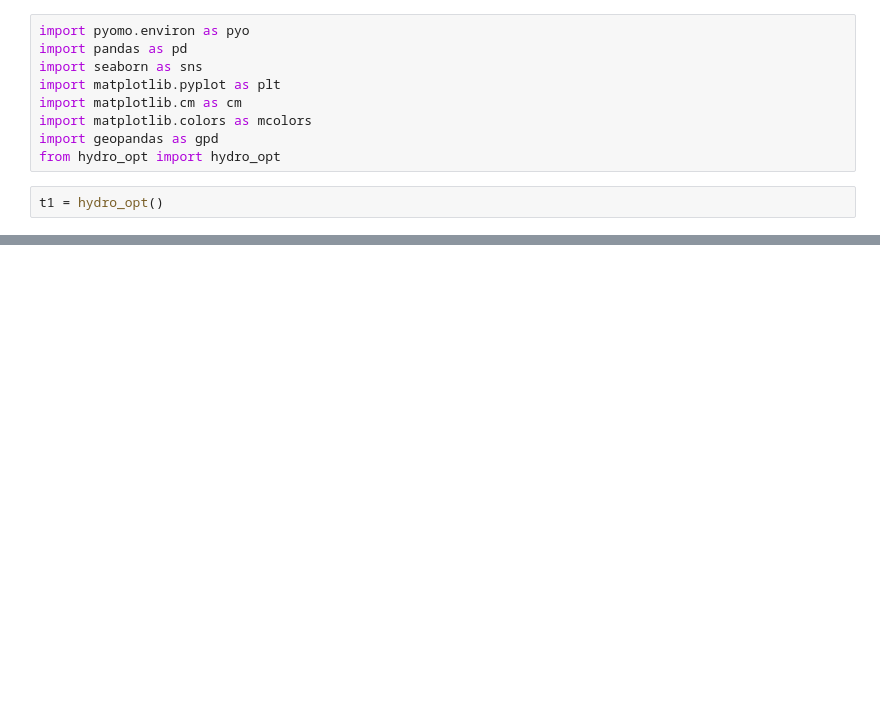
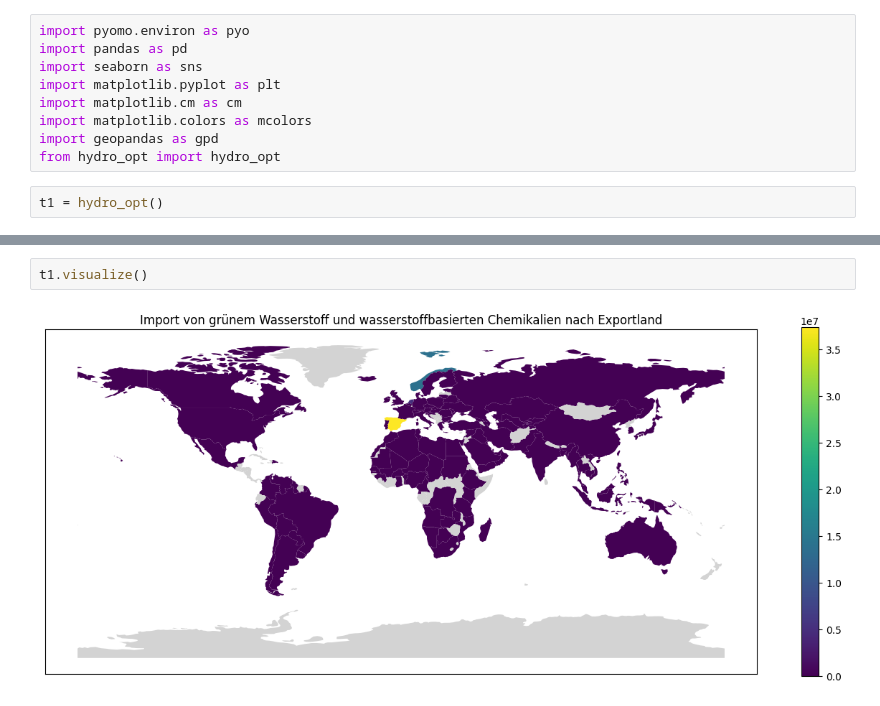
Before and after one commit to FaKurz/hydro_opt, a Jupyter notebook: demonstration.ipynb, the cells around one changed output, grey strips where cells are left out. Cells and saved outputs as stored; diff of their text form; blank space fills up the shorter version.

```diff
--- a/demonstration.ipynb
+++ b/demonstration.ipynb
@@ -35,0 +51,4 @@ class hydro_opt(builtins.object)
+# %%
+t1.visualize()
+# %% [output]
+[figure, added]
```
Also changed, not shown: parts of 8 cells of this notebook, 2 other files.
